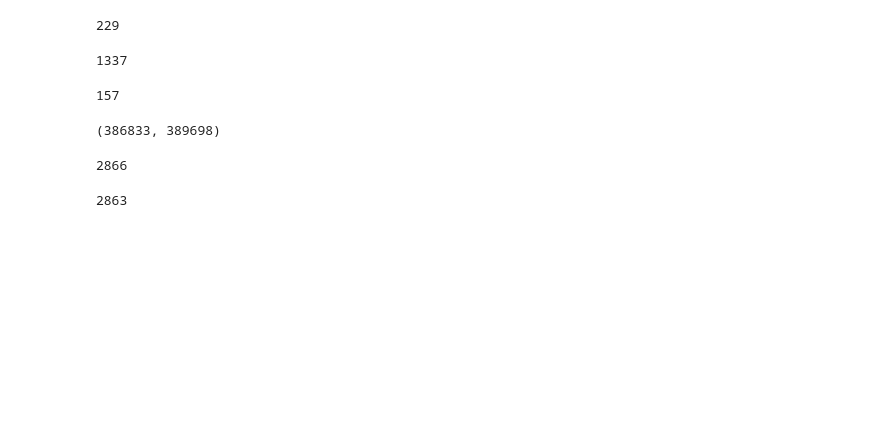
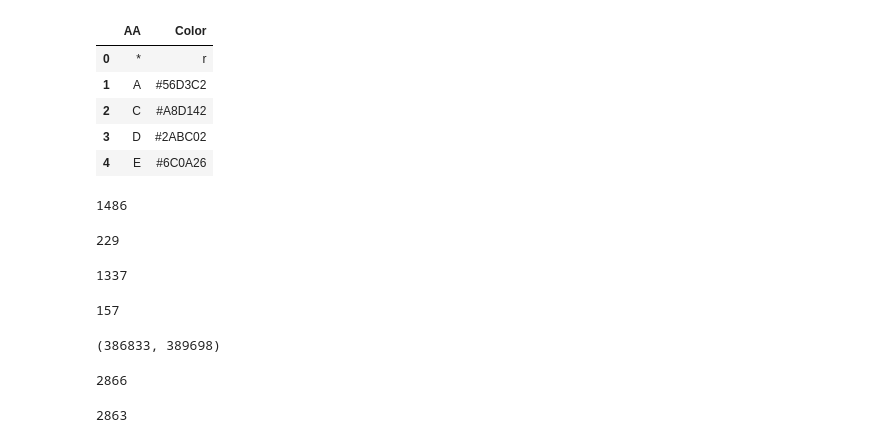
Before and after one commit to magwenelab/crypto-QTL-paper, a Jupyter notebook: SCRIPTS/SSK1_SSK2_RIC8_visulization_Fig6_S14_Fig.ipynb, the cells around one changed output. Cells and saved outputs as stored; diff of their text form; code cells hidden in the pictures; blank space fills up the shorter version.

```diff
--- a/SCRIPTS/SSK1_SSK2_RIC8_visulization_Fig6_S14_Fig.ipynb
+++ b/SCRIPTS/SSK1_SSK2_RIC8_visulization_Fig6_S14_Fig.ipynb
@@ -17,6 +35,22 @@ gff = pd.read_csv(gffpath,index_col=0)
 ric8 = pd.read_csv(ric8path,index_col=0)
 ssk1 = pd.read_csv(ssk1path,index_col=0)
 ssk2 = pd.read_csv(ssk2path,index_col=0)
+# %%
+## Bring in preset color dataframe for amino acids
+color_df = pd.read_csv(colorpath,index_col=0)
+color_df.head()
+# %% [output]
+|  | AA | Color |
+| 0 | * | r |
+| 1 | A | #56D3C2 |
+| 2 | C | #A8D142 |
+| 3 | D | #2ABC02 |
+| 4 | E | #6C0A26 |
 # %%
-ssk2_alt_temp = Seq(''.join(ssk2[(ssk2.Seq==1)].Alt.values)).translate(to_stop=True)
+## take ssk2 predicted amino acid sequence from the alterantive allele
+ssk2_alt_temp = Seq(''.join(ssk2[
+    (ssk2.Seq==1)].Alt.values)).translate(to_stop=True)
+len(ssk2_alt_temp)
+# %% [output]
+1486
 # %%
```
Also changed, not shown: parts of 13 cells of this notebook, 14 other files.
